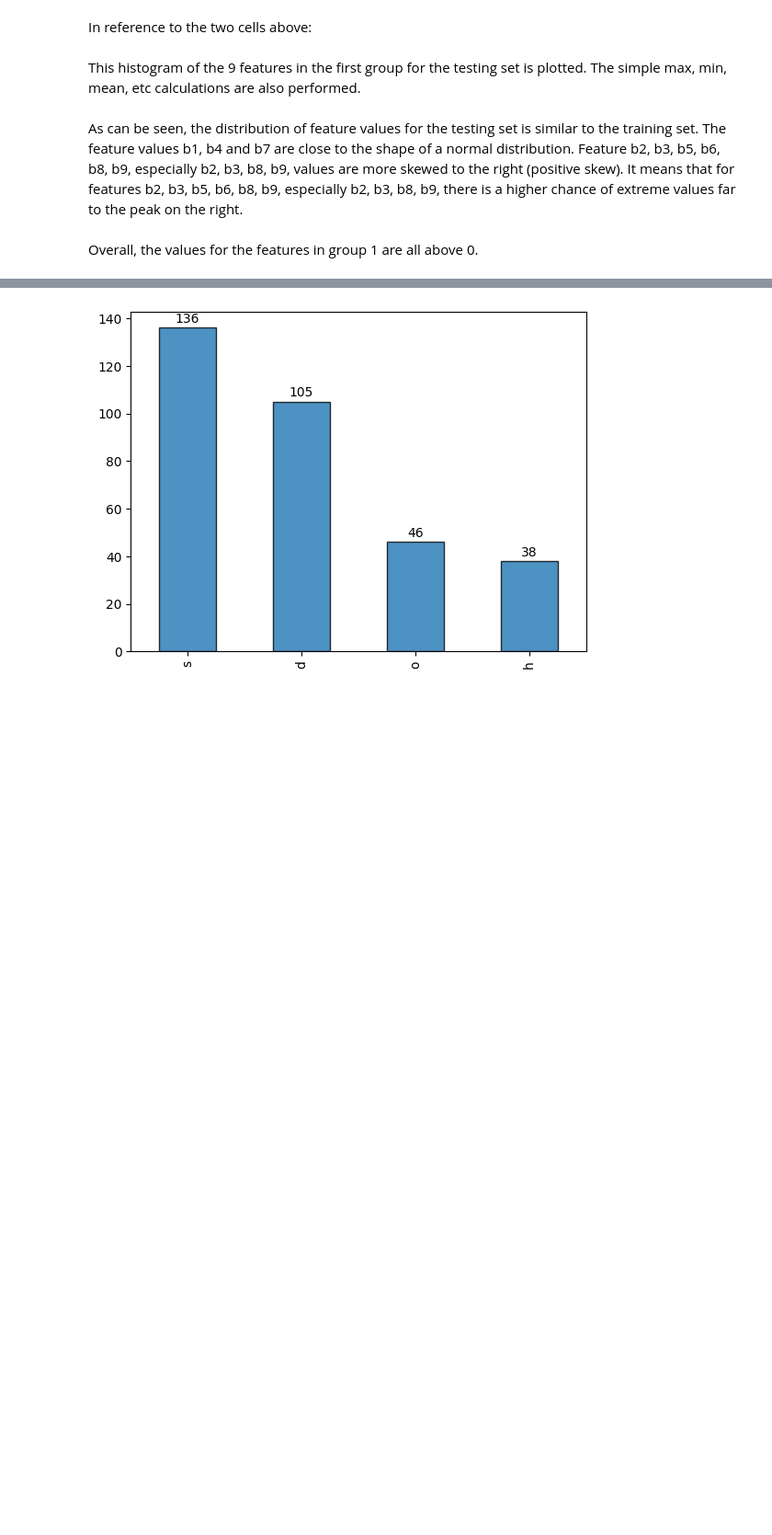
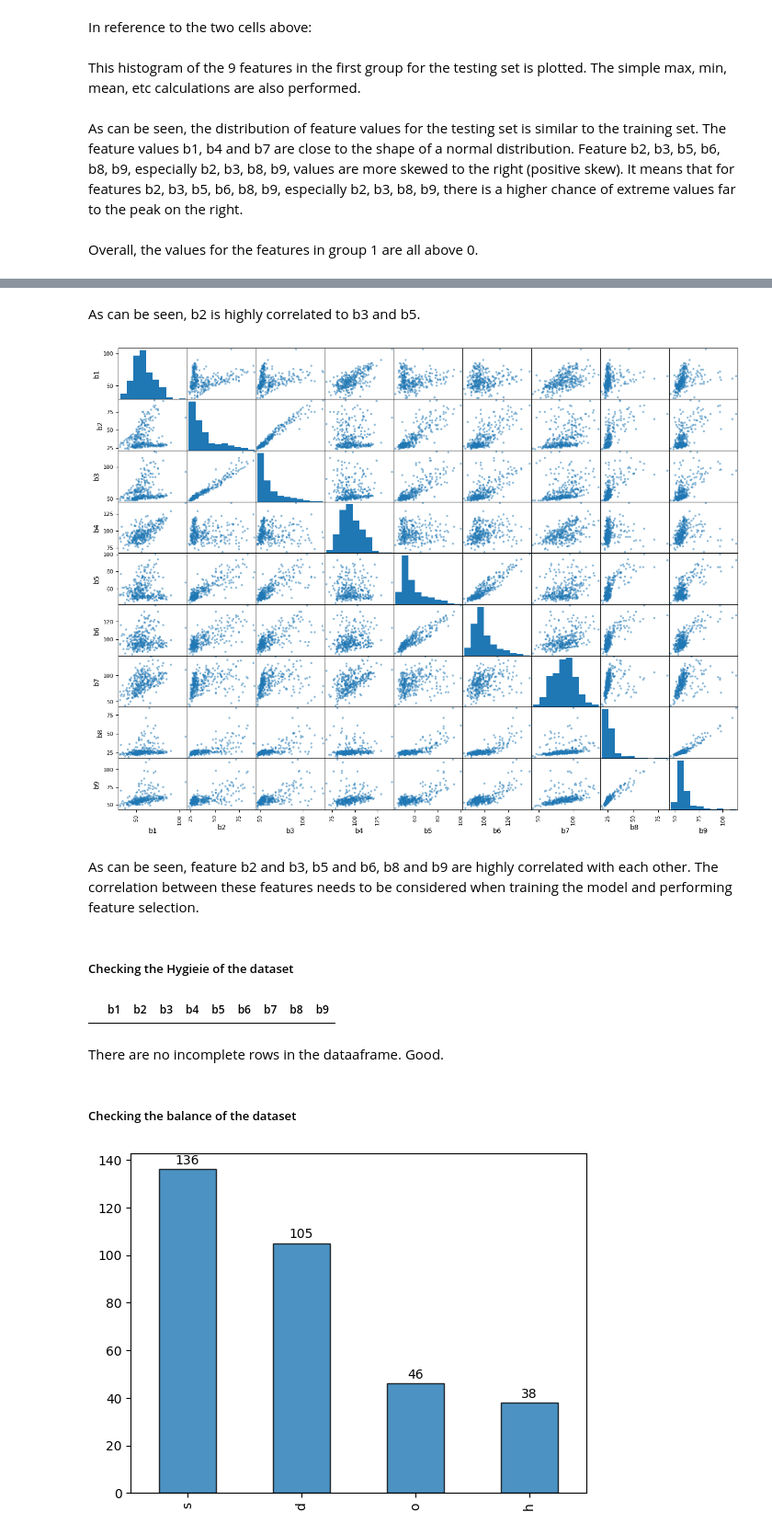
Before and after one commit to julietgrantham/CITS5508, a Jupyter notebook: Assignment 1/assignment1.ipynb, the cells around one changed output, grey strips where cells are left out. Shown at 92% size. Drawn from its saved outputs; the diff is of its cells as text; code cells hidden in the pictures; blank space fills up the shorter version.

```diff
--- a/Assignment 1/assignment1.ipynb
+++ b/Assignment 1/assignment1.ipynb
@@ -144,3 +193,27 @@ In reference to the two cells above:
+# %% [markdown]
+As can be seen, b2 is highly correlated to b3 and b5.
+# %%
+# plotting the scatter plot between different features to visualise correlation
+from pandas.plotting import scatter_matrix
+li_attributes = df_feature_group_1_train.columns
+scatter_matrix(df_feature_group_1_train[li_attributes], figsize=(16, 12))
+plt.show()
+# %% [output]
+[figure, added]
+# %% [markdown]
+As can be seen, feature b2 and b3, b5 and b6, b8 and b9 are highly correlated with each other. The correlation between these features needs to be considered when training the model and performing feature selection.
+# %% [markdown]
+##### Checking the Hygieie of the dataset
+# %%
+# Checking for columns with Nah values
+df_incomplete_rows = df_feature_group_1_test[df_feature_group_1_test.isnull().any(axis=1)].head()
+df_incomplete_rows
+# %% [output]
+|  | b1 | b2 | b3 | b4 | b5 | b6 | b7 | b8 | b9 |
+# %% [markdown]
+There are no incomplete rows in the dataaframe. Good.
+# %% [markdown]
+##### Checking the balance of the dataset
 # %%
 # Count the occurance of each label class and plot histogram to see if it is balanced
 
```
Also changed, not shown: parts of 54 cells of this notebook.
